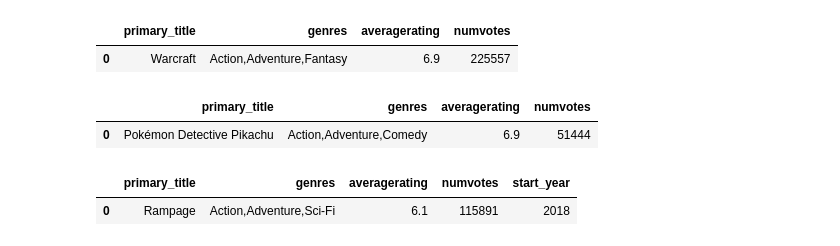
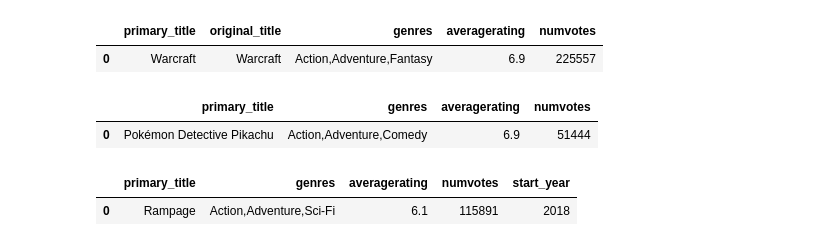
Before and after one commit to learn-co-curriculum/dsc-phase-1-project-v2-4, a Jupyter notebook: Understanding movie data.ipynb, the cells around one changed output. Drawn from its saved outputs; the diff is of its cells as text; code cells hidden in the pictures.

```diff
--- a/Understanding movie data.ipynb
+++ b/Understanding movie data.ipynb
@@ -8,20 +8,20 @@ con =sqlite3.connect('zippedData/im.db')
 # %%
 # according to wikipedia
 # Warcraft is highest-grossing video game adaptation of all time.
 # gross $439 million worldwide
 
 pd.read_sql("""
-SELECT b.primary_title,b.genres,r.averagerating,r.numvotes
+SELECT b.primary_title,b.original_title,b.genres,r.averagerating,r.numvotes
 FROM movie_ratings AS r
 LEFT JOIN movie_basics AS b
 ON r.movie_id = b.movie_id
 WHERE b.primary_title LIKE 'Warcraft'
 ORDER BY r.averagerating DESC,numvotes DESC
 LIMIT 5
 """,con)
 # %% [output]
-|  | primary_title | genres | averagerating | numvotes |
-| 0 | Warcraft | Action,Adventure,Fantasy | 6.9 | 225557 |
+|  | primary_title | original_title | genres | averagerating | numvotes |
+| 0 | Warcraft | Warcraft | Action,Adventure,Fantasy | 6.9 | 225557 |
 # %%
 # This is the list of video game adaptation film gross
 # https://en.wikipedia.org/wiki/List_of_highest-grossing_films_based_on_video_games
```
Also changed, not shown: parts of 6 cells of this notebook.
